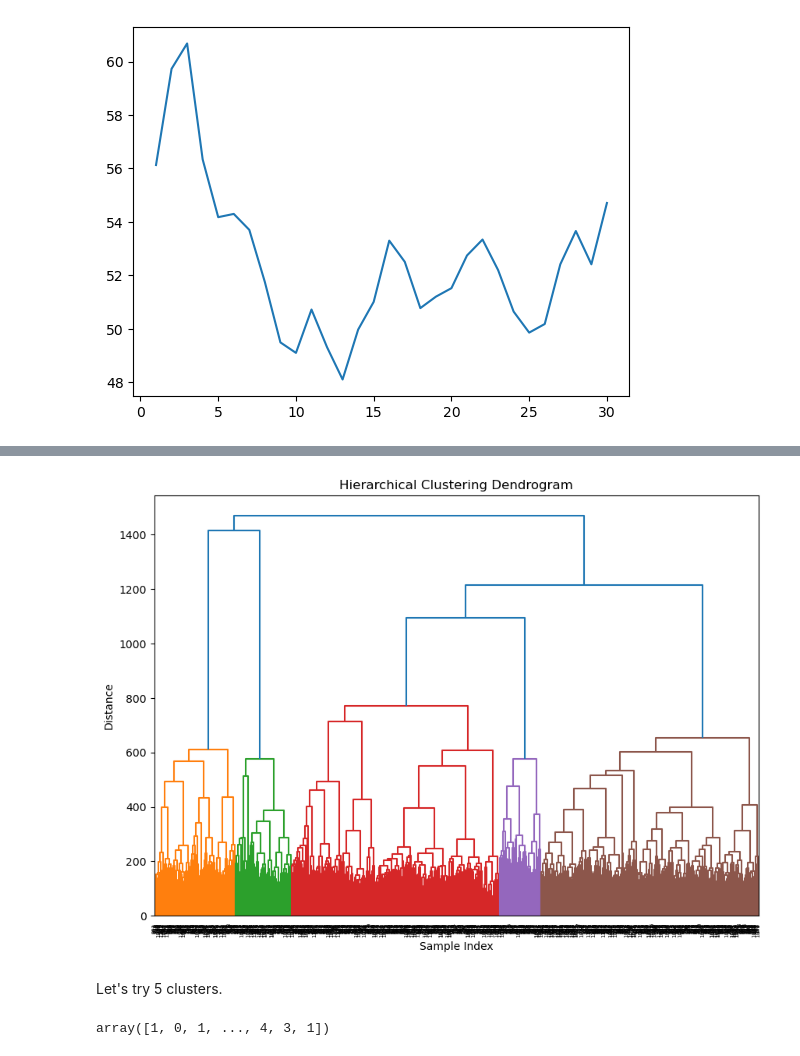
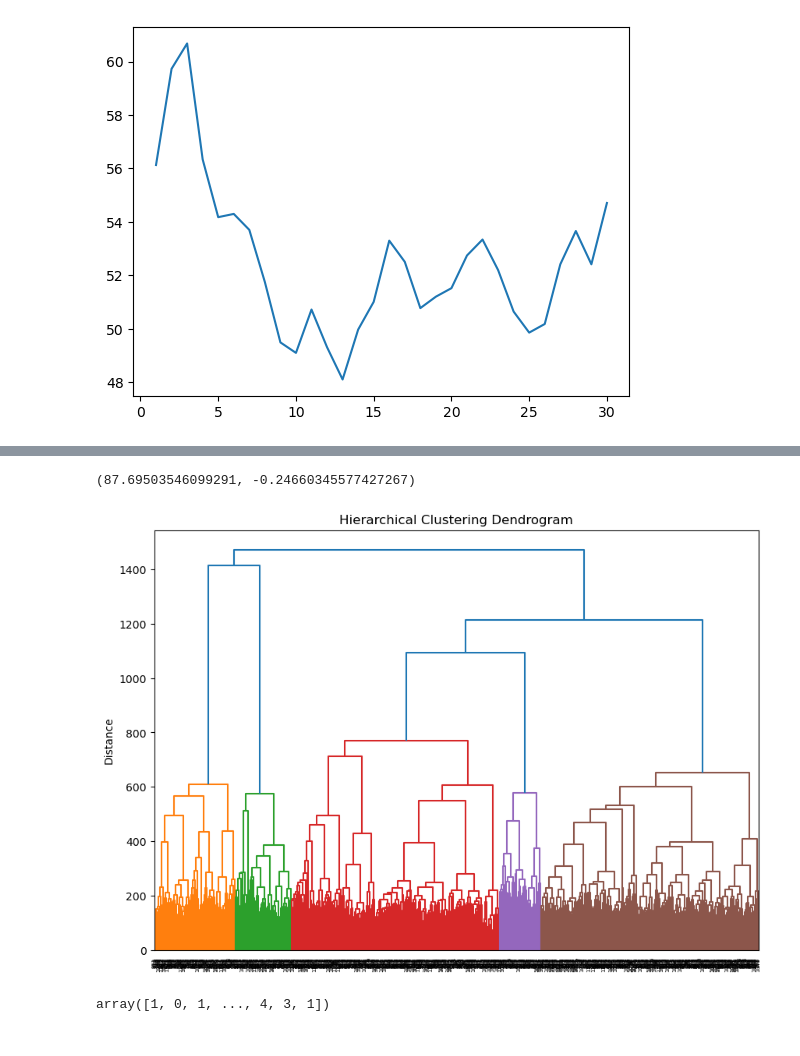
Before and after one commit to nelson-sc-northeastern/2023MLProject, a Jupyter notebook: khoaproject.ipynb, the cells around one changed output, grey strips where cells are left out. Saved outputs shown, nothing was run; the diff lists cells and outputs as text; code cells hidden in the pictures.

```diff
--- a/khoaproject.ipynb
+++ b/khoaproject.ipynb
@@ -366,0 +402,9 @@ plt.plot(range(1, 31), error)
+# %%
+X = df_CCLEexpr.iloc[:,1:-1]
+y = df_CCLEexpr.iloc[:,-1]
+encoder=LabelEncoder()
+encoder.fit(y)
+y=encoder.transform(y)
+scaler = StandardScaler()
+X = scaler.fit_transform(X)
+X
@@ -366,0 +437,5 @@ plt.plot(range(1, 31), error)
+# %%
+X_train, X_test, y_train, y_test = train_test_split(X, y, test_size=0.2, random_state=42)
+scaler = MinMaxScaler()
+X_train = scaler.fit_transform(X_train)
+X_test = scaler.fit_transform(X_test)
@@ -367 +487,7 @@ plt.plot(range(1, 31), error)
+# %%
+mse = mean_squared_error(y_test, y_pred_test)
+r2 = r2_score(y_test, y_pred_test)
+mse, r2
+# %% [output]
+(87.69503546099291, -0.24660345577427267)
 # %%
@@ -374,16 +500,14 @@ X_test_scaled = scaler.transform(X_test)
 # %%
 linked = linkage(X_train_scaled, method='ward')
 
 plt.figure(figsize=(10, 7))
 dendrogram(linked, orientation='top', distance_sort='descending', show_leaf_counts=True)
 plt.title('Hierarchical Clustering Dendrogram')
-plt.xlabel('Sample Index')
+
 plt.ylabel('Distance')
 plt.show()
 # %% [output]
-[figure, old version]
+[figure, new version]
-# %% [markdown]
-Let's try 5 clusters.
 # %%
 cluster = AgglomerativeClustering(n_clusters=5, affinity='euclidean', linkage='ward')
 cluster_labels = cluster.fit_predict(X_train_scaled)
```
Also changed, not shown: parts of 52 cells of this notebook.
